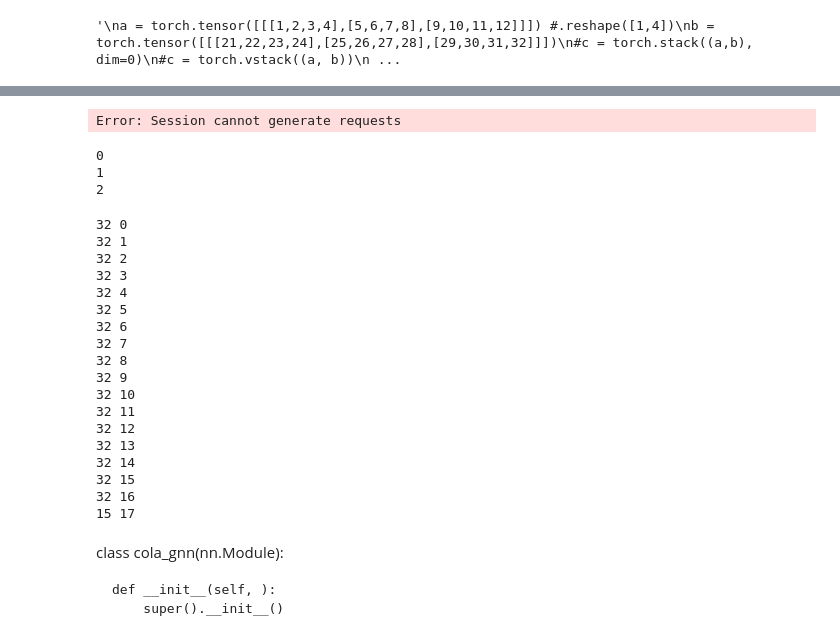
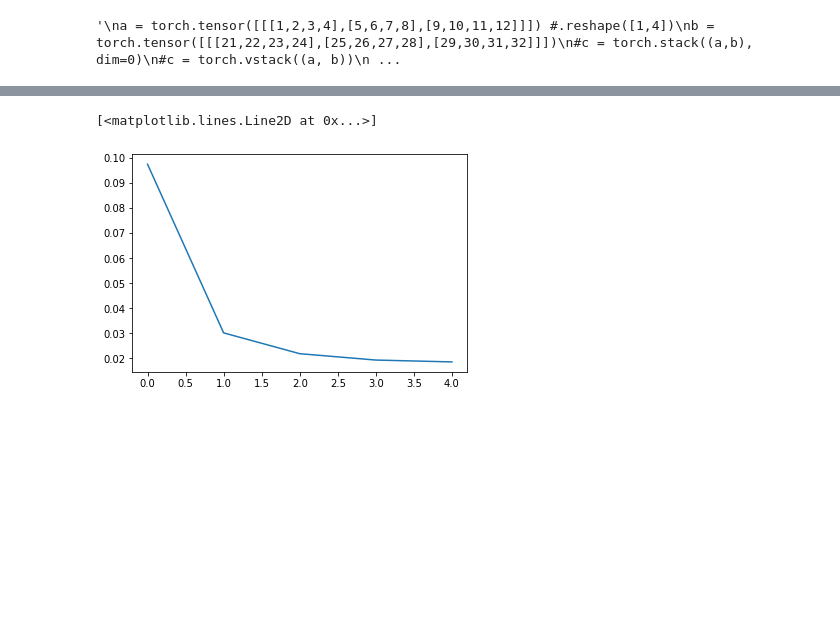
Before and after one commit to djkim0516/COLA_GNN, a Jupyter notebook: colagnn.ipynb, the cells around one changed output, grey strips where cells are left out. Saved outputs shown, nothing was run; the diff lists cells and outputs as text; code cells hidden in the pictures; blank space fills up the shorter version.

Commit message:
Update done for colagnn.ipynb(incomplete)
Not sufficient results for the prediction as the graph suggests, but move on due to lack of time. I might come back to this later.(21.08.31)

```diff
--- a/colagnn.ipynb
+++ b/colagnn.ipynb
@@ -18,7 +17,7 @@ num_nodes = 10
 train_rate = 0.5
 seq_len = 20
 output_dim = pred_len = 10
-batch_size = 32
+batch_size = 1 #32
 lr = 0.001
 training_epoch = 1001
 validation_rate = 0.1
@@ -388,29 +377,30 @@ model = cola_gnn(input_size=X_train.shape[1:],
 loss_graph = []
 n= len(trainloader)
 
-# criterion = nn.MSELoss()
-# lr = 1e-3
-# optimizer = optim.Adam(model.parameters(), lr=lr)
-for epoch in range(1):
+criterion = nn.MSELoss()
+lr = 1e-3
+optimizer = optim.Adam(model.parameters(), lr=lr)
+for epoch in range(5):
     running_loss = 0.0
 
     batch_index = 0
     for data in trainloader:
-        print(f"batch_index : {batch_index}")
-        seq, target = data  #batch data
+        # print(f"batch_index : {batch_index}", end=' | ')
+        seq, target =  data  #batch data
         #print(seq.size())
         out = model(seq)
-        #loss = criterion(out, target)   #criterion def required
+        loss = criterion(out, target)   #criterion def required
 
-        #optimizer.zero_grad()           #optimizer def required
-        #loss.backward()
-        #optimizer.step()
-        #running_loss += loss.item()
+        optimizer.zero_grad()           #optimizer def required
+        loss.backward()
+        optimizer.step()
+        running_loss += loss.item()
 
         #print(target)
         batch_index += 1
 
     loss_graph.append(running_loss/n)
+    # print()
 print(loss_graph)
     ###print, visualization etc.
 # %% [output]
@@ -435,42 +408,8 @@ KeyboardInterrupt:
-# %%
-print(model.input_size)
-# %% [output]
-Error: Session cannot generate requests
-# %%
-test = {'rnn0':0, 'rnn1':1, 'rnn2':2}
-for i in range(len(test)):
-    print(test[f'rnn{i}'])
-# %% [output]
-0
-1
-2
-# %%
-#우선 RNN cell을 훈련
-num = 0
-for i in trainloader:
-    print(len(i[0]), num)
-    num += 1
-# %% [output]
-32 0
-32 1
-32 2
-32 3
-32 4
-32 5
-32 6
-32 7
-32 8
-32 9
-32 10
-32 11
-32 12
-32 13
-32 14
-32 15
-32 16
-15 17
-# %% [markdown]
-class cola_gnn(nn.Module):
-
-    def __init__(self, ):
-        super().__init__()
+# %%
+%matplotlib inline
+#Model Training Visualization
+import matplotlib.pyplot as plt
+plt.plot(loss_graph)
+# %% [output]
+[<matplotlib.lines.Line2D at 0x...>]
+[figure, added]
```
Also changed, not shown: parts of 13 cells of this notebook.
